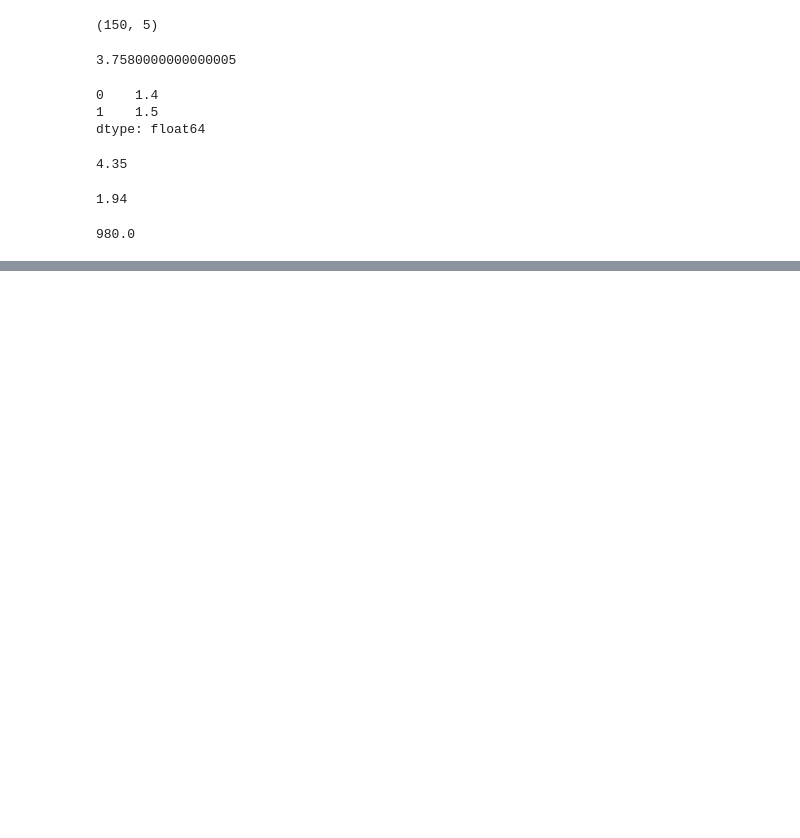
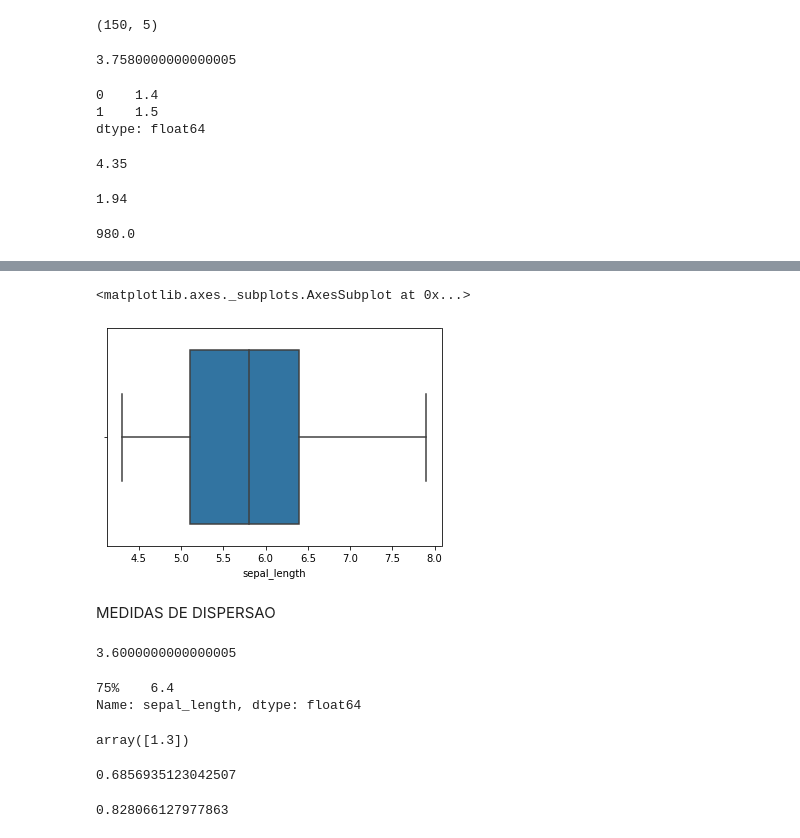
Before and after one commit to artbbs/42SP-arfernan, a Jupyter notebook: SoukAnalytics.ipynb, the cells around one changed output, grey strips where cells are left out. Drawn from its saved outputs; the diff is of its cells as text; code cells hidden in the pictures; blank space fills up the shorter version.

```diff
--- a/SoukAnalytics.ipynb
+++ b/SoukAnalytics.ipynb
@@ -1649,0 +1666,32 @@ Base_Dados['petal_length'].median()
+# %%
+sns.boxplot(Base_Dados['sepal_length'])
+# %% [output]
+<matplotlib.axes._subplots.AxesSubplot at 0x...>
+[figure, added]
+# %% [markdown]
+MEDIDAS DE DISPERSAO
+# %%
+Base_Dados['sepal_length'].max() - Base_Dados['sepal_length'].min(0)
+# %% [output]
+3.6000000000000005
+# %%
+#Amplitude Interquartilica
+print(Base_Dados['sepal_length'].describe()[6:7])
+
+Base_Dados['sepal_length'].describe()[6:7].values - Base_Dados['sepal_length'].describe()[4:5].values
+# %% [output]
+75%    6.4
+Name: sepal_length, dtype: float64
+array([1.3])
+# %%
+#Variância
+
+Base_Dados['sepal_length'].var()
+# %% [output]
+0.6856935123042507
+# %%
+#Desvio Padrão
+
+Base_Dados['sepal_length'].std()
+# %% [output]
+0.828066127977863
```
Also changed, not shown: parts of 3 cells of this notebook.
